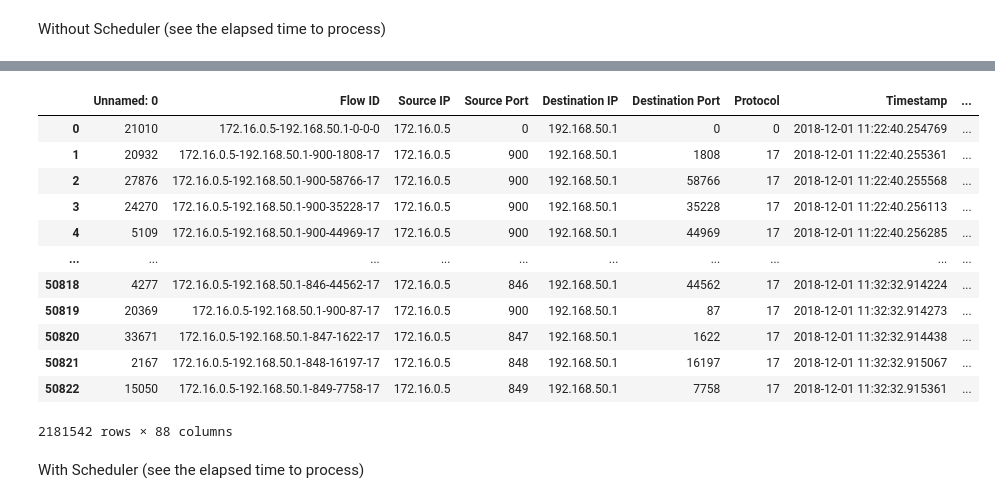
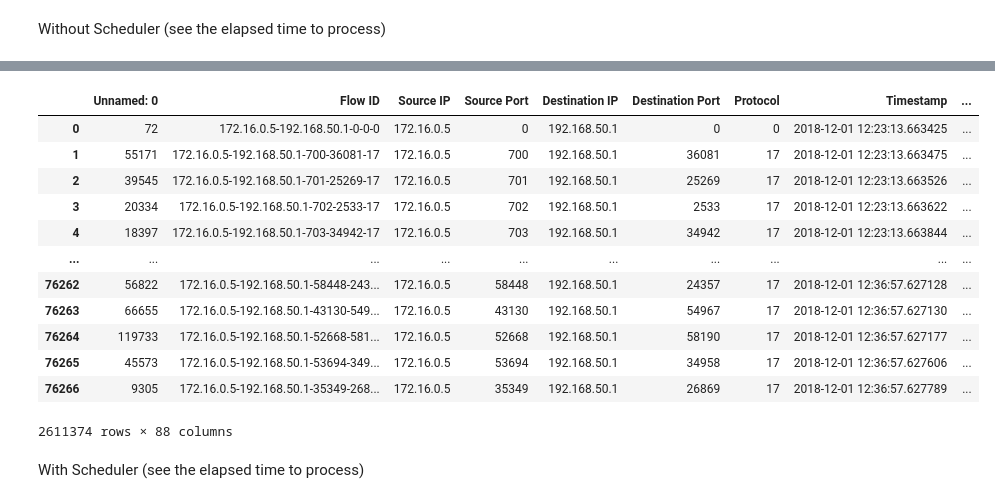
Before and after one commit to Thesis-on-Cyber-Security/Thesis-on-DDOS, a Jupyter notebook: Data-PreProcessing/Read_Data.ipynb, the cells around one changed output, grey strips where cells are left out. Cells and saved outputs as stored; diff of their text form; code cells hidden in the pictures.

Commit message:
for DrDoS_SSDP.csv file

```diff
--- a/Data-PreProcessing/Read_Data.ipynb
+++ b/Data-PreProcessing/Read_Data.ipynb
@@ -279,7 +279,8 @@ Without Scheduler (see the elapsed time to process)
 # workingDataFrame = readHugeCsvFileAsDataFrame(path_UDPLag)
 # workingDataFrame = readHugeCsvFileAsDataFrame(path_Syn)
 # workingDataFrame = readHugeCsvFileAsDataFrame(path_DdoS_NTP)
-workingDataFrame = readHugeCsvFileAsDataFrame(path_DdoS_LDAP)
+# workingDataFrame = readHugeCsvFileAsDataFrame(path_DdoS_LDAP)
+workingDataFrame = readHugeCsvFileAsDataFrame(path_DdoS_SSDP)
 # workingDataFrame.describe()
 workingDataFrame
 # %% [output]
@@ -287,16 +288,16 @@ Wall time: 2min 12s
 |  | Unnamed: 0 | Flow ID | Source IP | Source Port | Destination IP | Destination Port | Protocol | Timestamp | ... |
-| 0 | 21010 | 172.16.0.5-192.168.50.1-0-0-0 | 172.16.0.5 | 0 | 192.168.50.1 | 0 | 0 | 2018-12-01 11:22:40.254769 | ... |
-| 1 | 20932 | 172.16.0.5-192.168.50.1-900-1808-17 | 172.16.0.5 | 900 | 192.168.50.1 | 1808 | 17 | 2018-12-01 11:22:40.255361 | ... |
-| 2 | 27876 | 172.16.0.5-192.168.50.1-900-58766-17 | 172.16.0.5 | 900 | 192.168.50.1 | 58766 | 17 | 2018-12-01 11:22:40.255568 | ... |
-| 3 | 24270 | 172.16.0.5-192.168.50.1-900-35228-17 | 172.16.0.5 | 900 | 192.168.50.1 | 35228 | 17 | 2018-12-01 11:22:40.256113 | ... |
-| 4 | 5109 | 172.16.0.5-192.168.50.1-900-44969-17 | 172.16.0.5 | 900 | 192.168.50.1 | 44969 | 17 | 2018-12-01 11:22:40.256285 | ... |
+| 0 | 72 | 172.16.0.5-192.168.50.1-0-0-0 | 172.16.0.5 | 0 | 192.168.50.1 | 0 | 0 | 2018-12-01 12:23:13.663425 | ... |
+| 1 | 55171 | 172.16.0.5-192.168.50.1-700-36081-17 | 172.16.0.5 | 700 | 192.168.50.1 | 36081 | 17 | 2018-12-01 12:23:13.663475 | ... |
+| 2 | 39545 | 172.16.0.5-192.168.50.1-701-25269-17 | 172.16.0.5 | 701 | 192.168.50.1 | 25269 | 17 | 2018-12-01 12:23:13.663526 | ... |
+| 3 | 20334 | 172.16.0.5-192.168.50.1-702-2533-17 | 172.16.0.5 | 702 | 192.168.50.1 | 2533 | 17 | 2018-12-01 12:23:13.663622 | ... |
+| 4 | 18397 | 172.16.0.5-192.168.50.1-703-34942-17 | 172.16.0.5 | 703 | 192.168.50.1 | 34942 | 17 | 2018-12-01 12:23:13.663844 | ... |
 | ... | ... | ... | ... | ... | ... | ... | ... | ... | ... |
-| 50818 | 4277 | 172.16.0.5-192.168.50.1-846-44562-17 | 172.16.0.5 | 846 | 192.168.50.1 | 44562 | 17 | 2018-12-01 11:32:32.914224 | ... |
-| 50819 | 20369 | 172.16.0.5-192.168.50.1-900-87-17 | 172.16.0.5 | 900 | 192.168.50.1 | 87 | 17 | 2018-12-01 11:32:32.914273 | ... |
-| 50820 | 33671 | 172.16.0.5-192.168.50.1-847-1622-17 | 172.16.0.5 | 847 | 192.168.50.1 | 1622 | 17 | 2018-12-01 11:32:32.914438 | ... |
-| 50821 | 2167 | 172.16.0.5-192.168.50.1-848-16197-17 | 172.16.0.5 | 848 | 192.168.50.1 | 16197 | 17 | 2018-12-01 11:32:32.915067 | ... |
-| 50822 | 15050 | 172.16.0.5-192.168.50.1-849-7758-17 | 172.16.0.5 | 849 | 192.168.50.1 | 7758 | 17 | 2018-12-01 11:32:32.915361 | ... |
+| 76262 | 56822 | 172.16.0.5-192.168.50.1-58448-243... | 172.16.0.5 | 58448 | 192.168.50.1 | 24357 | 17 | 2018-12-01 12:36:57.627128 | ... |
+| 76263 | 66655 | 172.16.0.5-192.168.50.1-43130-549... | 172.16.0.5 | 43130 | 192.168.50.1 | 54967 | 17 | 2018-12-01 12:36:57.627130 | ... |
+| 76264 | 119733 | 172.16.0.5-192.168.50.1-52668-581... | 172.16.0.5 | 52668 | 192.168.50.1 | 58190 | 17 | 2018-12-01 12:36:57.627177 | ... |
+| 76265 | 45573 | 172.16.0.5-192.168.50.1-53694-349... | 172.16.0.5 | 53694 | 192.168.50.1 | 34958 | 17 | 2018-12-01 12:36:57.627606 | ... |
+| 76266 | 9305 | 172.16.0.5-192.168.50.1-35349-268... | 172.16.0.5 | 35349 | 192.168.50.1 | 26869 | 17 | 2018-12-01 12:36:57.627789 | ... |
-2181542 rows × 88 columns
+2611374 rows × 88 columns
 # %% [markdown]
 With Scheduler (see the elapsed time to process)
 # %% [markdown]
```
Also changed, not shown: parts of 19 cells of this notebook.
